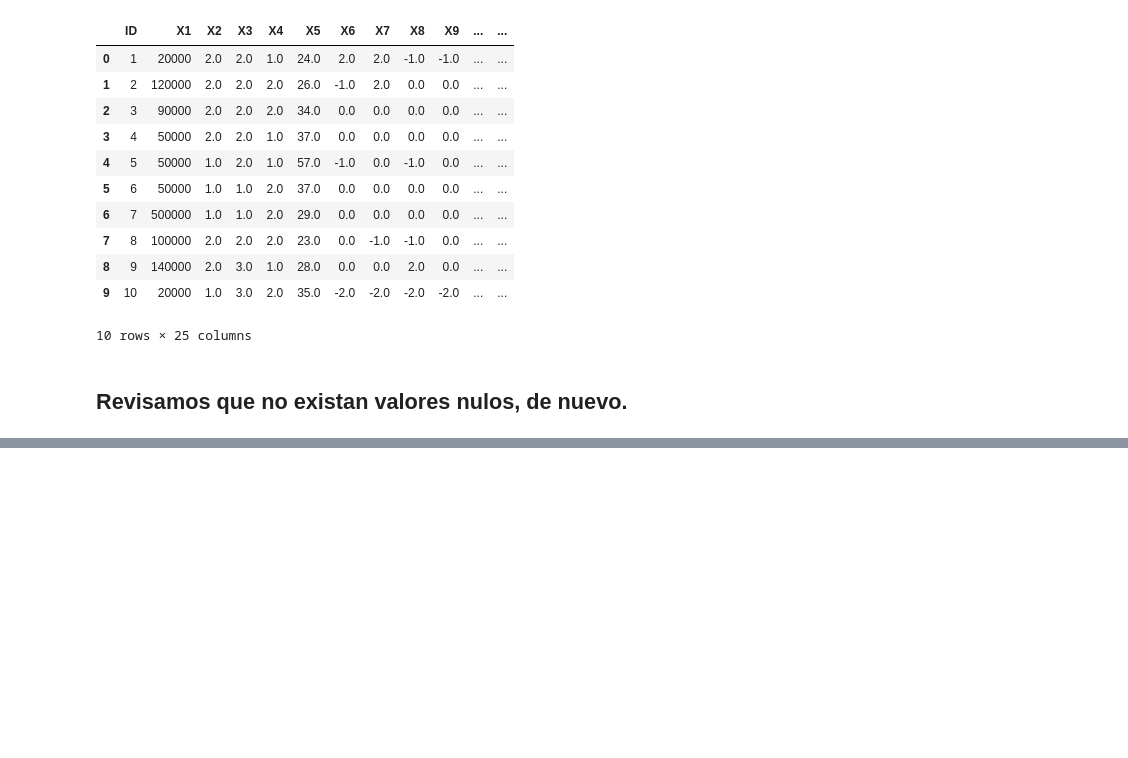
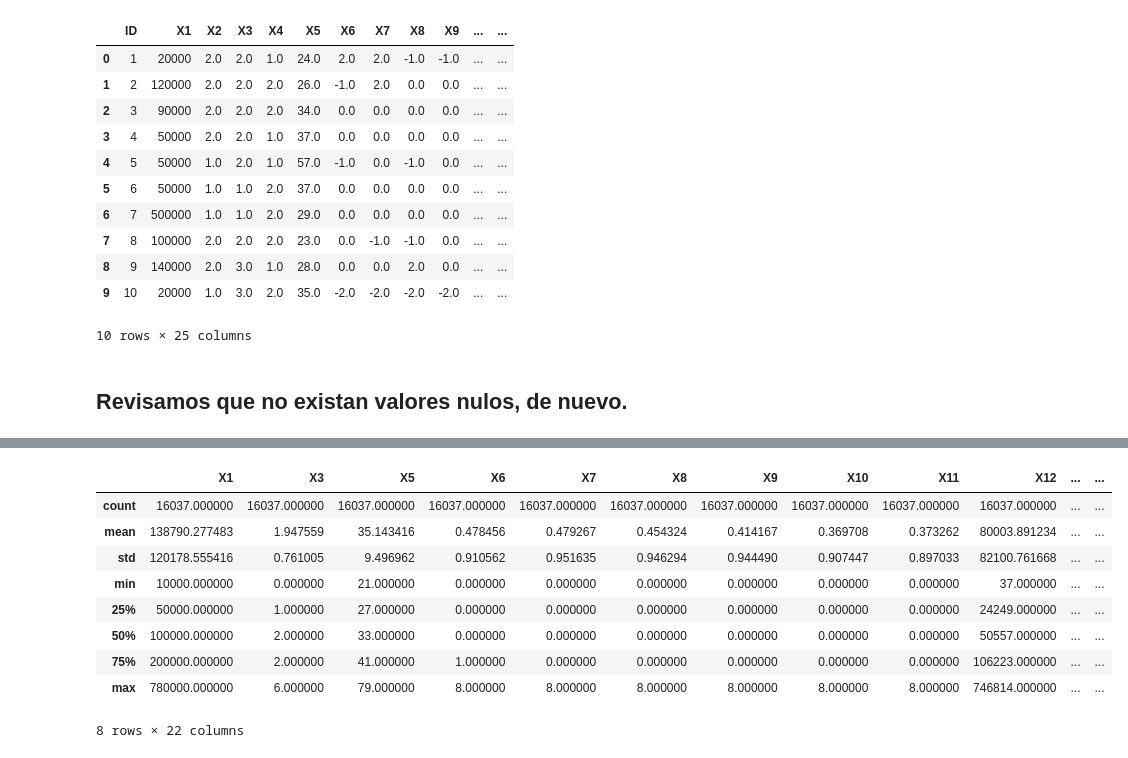
Before and after one commit to PosgradoMNA/actividades-del-projecto-equipo-118, a Jupyter notebook: Equipo118_Tarea1_Modulo3.ipynb, the cells around one changed output, grey strips where cells are left out. Cells and saved outputs as stored; diff of their text form; code cells hidden in the pictures; blank space fills up the shorter version.

```diff
--- a/Equipo118_Tarea1_Modulo3.ipynb
+++ b/Equipo118_Tarea1_Modulo3.ipynb
@@ -139,0 +160,15 @@ df2.isnull().any()
+# %%
+df3= df2[df2.select_dtypes(include=[np.number]).ge(0).all(1)]
+
+df3.describe()
+# %% [output]
+|  | X1 | X3 | X5 | X6 | X7 | X8 | X9 | X10 | X11 | X12 | ... | ... |
+| count | 16037.000000 | 16037.000000 | 16037.000000 | 16037.000000 | 16037.000000 | 16037.000000 | 16037.000000 | 16037.000000 | 16037.000000 | 16037.000000 | ... | ... |
+| mean | 138790.277483 | 1.947559 | 35.143416 | 0.478456 | 0.479267 | 0.454324 | 0.414167 | 0.369708 | 0.373262 | 80003.891234 | ... | ... |
+| std | 120178.555416 | 0.761005 | 9.496962 | 0.910562 | 0.951635 | 0.946294 | 0.944490 | 0.907447 | 0.897033 | 82100.761668 | ... | ... |
+| min | 10000.000000 | 0.000000 | 21.000000 | 0.000000 | 0.000000 | 0.000000 | 0.000000 | 0.000000 | 0.000000 | 37.000000 | ... | ... |
+| 25% | 50000.000000 | 1.000000 | 27.000000 | 0.000000 | 0.000000 | 0.000000 | 0.000000 | 0.000000 | 0.000000 | 24249.000000 | ... | ... |
+| 50% | 100000.000000 | 2.000000 | 33.000000 | 0.000000 | 0.000000 | 0.000000 | 0.000000 | 0.000000 | 0.000000 | 50557.000000 | ... | ... |
+| 75% | 200000.000000 | 2.000000 | 41.000000 | 1.000000 | 0.000000 | 0.000000 | 0.000000 | 0.000000 | 0.000000 | 106223.000000 | ... | ... |
+| max | 780000.000000 | 6.000000 | 79.000000 | 8.000000 | 8.000000 | 8.000000 | 8.000000 | 8.000000 | 8.000000 | 746814.000000 | ... | ... |
+8 rows × 22 columns
```
Also changed, not shown: parts of 4 cells of this notebook.
